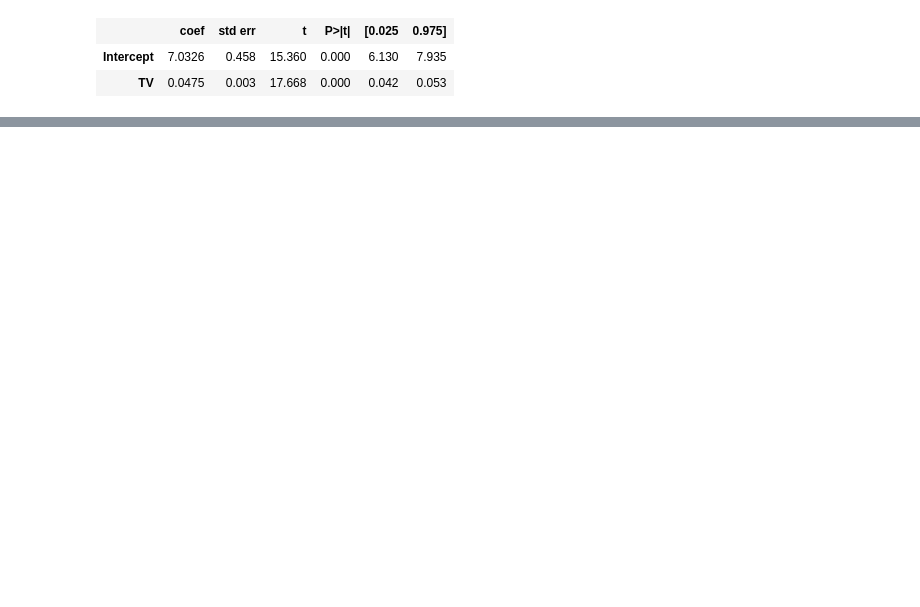
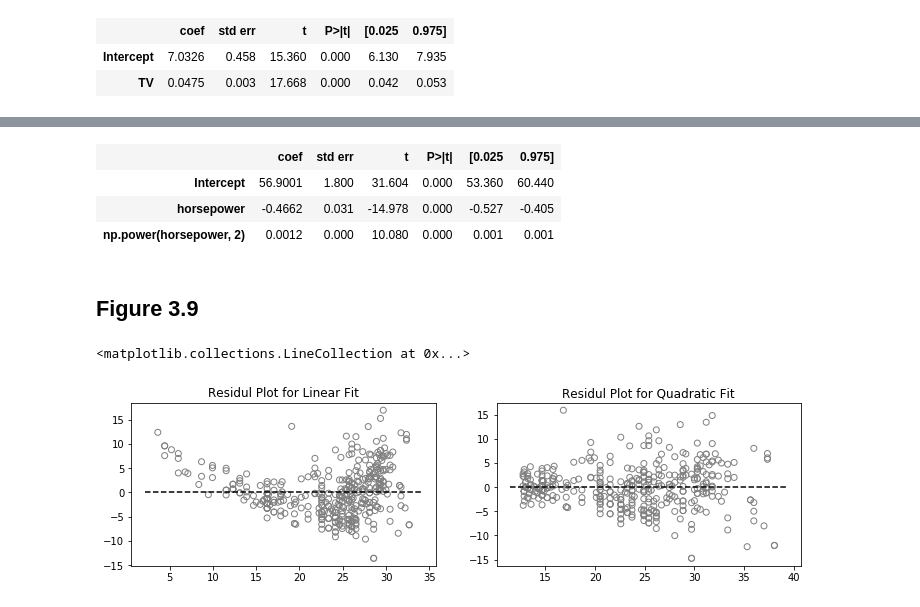
Before and after one commit to plasmon360/ISL_python, a Jupyter notebook: Chapter 3.ipynb, the cells around one changed output, grey strips where cells are left out. Cells and saved outputs as stored; diff of their text form; code cells hidden in the pictures; blank space fills up the shorter version.

```diff
--- a/Chapter 3.ipynb
+++ b/Chapter 3.ipynb
@@ -307,0 +359,26 @@ est.predict(X2).shape
+# %%
+results = smf.ols("mpg~horsepower+np.power(horsepower,2)", data=auto).fit()
+results.summary().tables[1]
+# %% [output]
+|  | coef | std err | t | P>|t| | [0.025 | 0.975] |
+| Intercept | 56.9001 | 1.800 | 31.604 | 0.000 | 53.360 | 60.440 |
+| horsepower | -0.4662 | 0.031 | -14.978 | 0.000 | -0.527 | -0.405 |
+| np.power(horsepower, 2) | 0.0012 | 0.000 | 10.080 | 0.000 | 0.001 | 0.001 |
+# %% [markdown]
+## Figure 3.9
+# %%
+fig, ax = plt.subplots(ncols=2, figsize=(12, 3))
+ax[0].scatter(est.predict(X), y - est.predict(X),
+              facecolors="none", edgecolors="grey")
+ax[0].set_title('Residul Plot for Linear Fit')
+xmin, xmax = ax[0].get_xlim()
+ax[0].hlines(0, xmin, xmax, linestyles='dashed')
+
+ax[1].scatter(est2.predict(X2), y - est2.predict(X2),
+              facecolors="none", edgecolors="grey")
+ax[1].set_title('Residul Plot for Quadratic Fit')
+xmin, xmax = ax[1].get_xlim()
+ax[1].hlines(0, xmin, xmax, linestyles='dashed')
+# %% [output]
+<matplotlib.collections.LineCollection at 0x...>
+[figure, added]
```
Also changed, not shown: parts of 54 cells of this notebook, 2 other files.
